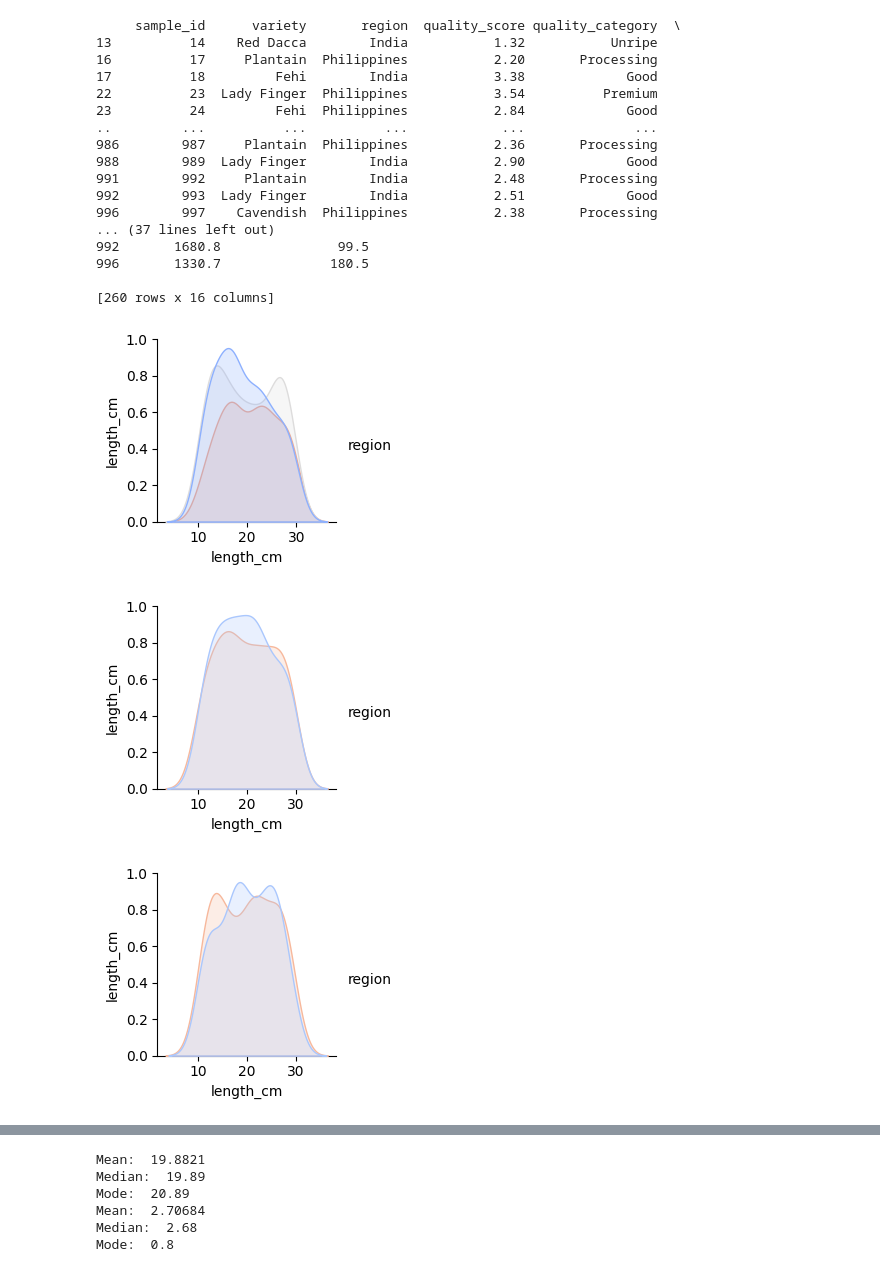
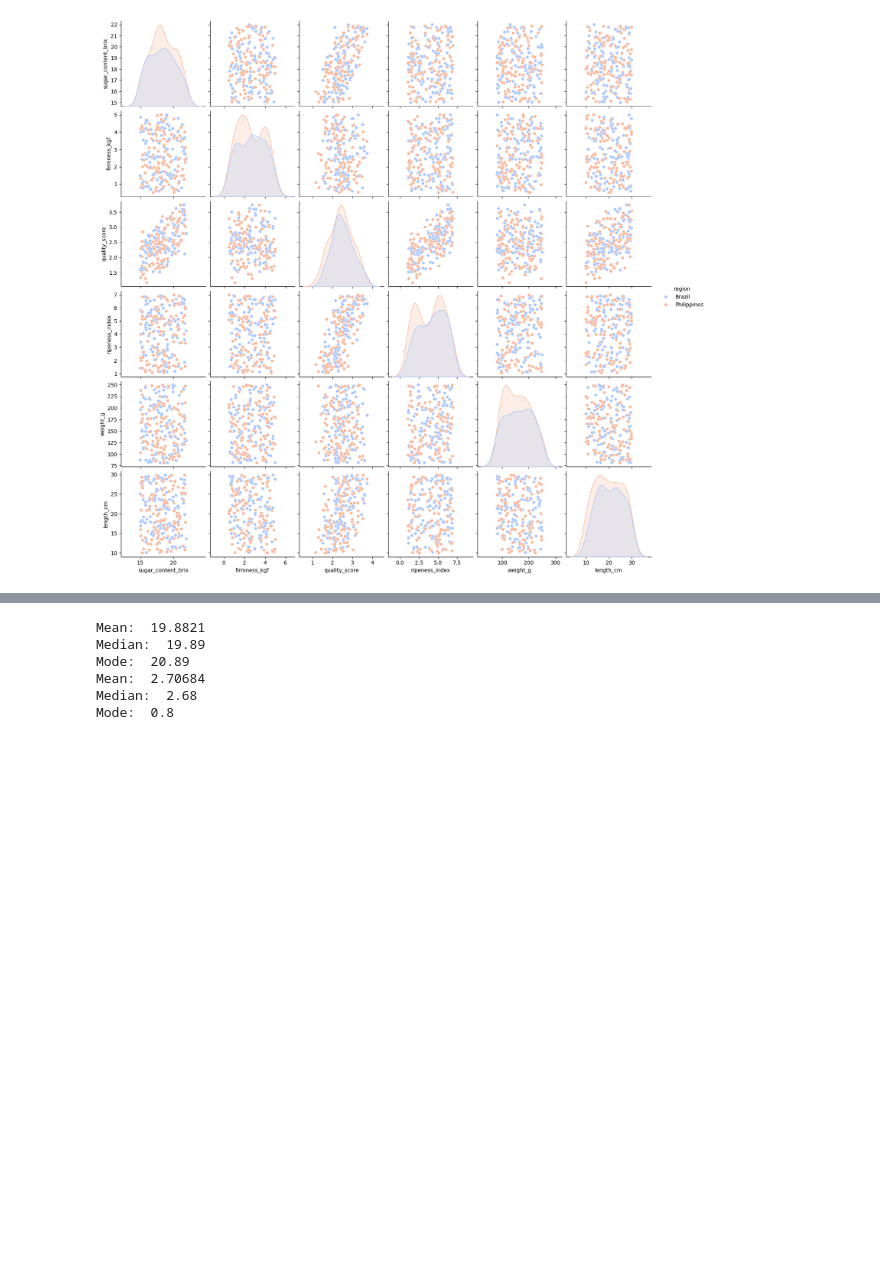
Before and after one commit to MeepMe3p/AppAi-Banana, a Jupyter notebook: notebooks/banana.ipynb, the cells around one changed output, grey strips where cells are left out. Drawn from its saved outputs; the diff is of its cells as text; code cells hidden in the pictures; blank space fills up the shorter version.

Commit message:
banana?

```diff
--- a/notebooks/banana.ipynb
+++ b/notebooks/banana.ipynb
@@ -5,7 +5,7 @@ import pandas as pd
 from matplotlib.ticker import FormatStrFormatter
 import seaborn as sns
 # %%
-path = "C:\\Users\\acer\\School Stuffs\\AI Application\\Finals\\data\\banana_quality_dataset.csv"
+path = "../data/banana_quality_dataset.csv"
 data = pd.read_csv(path)
 print(data)
 # %% [output]
@@ -27,39 +27,24 @@ print(data)
 
 [1000 rows x 16 columns]
 # %%
-n_a_region = data[(data['region'] == "Costa Rica") | (data['region'] == "Guatemala") ]
 s_a_region = data[(data['region'] == "Ecuador") | (data['region'] == "Colombia") | (data['region'] == "Brazil")]
-asia_region = data[(data['region'] == "Philippines") | (data['region'] == "India")]
-print(asia_region)
-filt = s_a_region[['length_cm','region']]
+asia_region = data[(data['region'] == "Philippines") | (data['region'] == "Brazil")]
+# print(asia_region)
+# filt = s_a_region[['length_cm','region']]
+# g = sns.pairplot(filt,hue="region", kind = "scatter",palette="coolwarm")
+
+# filt = asia_region[[ 'length_cm','region']]
+# g = sns.pairplot(filt,hue="region", kind = "scatter",palette="coolwarm")
+
+# filt = n_a_region[[ 'length_cm','region']]
+# g = sns.pairplot(filt,hue="region", kind = "scatter",palette="coolwarm")
+
+# n_a_region = data[(data['variety'] == "Manzano") | (data['variety'] == "Plantain") ]
+# filt = s_a_region[['sugar_content_brix',
+#     'firmness_kgf','quality_score','ripeness_index', "weight_g",'length_cm','region']]
+# g = sns.pairplot(filt,hue="region", kind = "scatter",palette="coolwarm")
+filt = asia_region[['sugar_content_brix',
+    'firmness_kgf','quality_score','ripeness_index', "weight_g",'length_cm','region']]
 g = sns.pairplot(filt,hue="region", kind = "scatter",palette="coolwarm")
-
-filt = asia_region[[ 'length_cm','region']]
-g = sns.pairplot(filt,hue="region", kind = "scatter",palette="coolwarm")
-
-filt = n_a_region[[ 'length_cm','region']]
-g = sns.pairplot(filt,hue="region", kind = "scatter",palette="coolwarm")
-
-filt = data[[ "weight_g",'length_cm','region']]
-g = sns.pairplot(filt,hue="region", kind = "scatter",palette="coolwarm")
 # %% [output]
-     sample_id      variety       region  quality_score quality_category  \
-13          14    Red Dacca        India           1.32           Unripe
-16          17     Plantain  Philippines           2.20       Processing
-17          18         Fehi        India           3.38             Good
-22          23  Lady Finger  Philippines           3.54          Premium
-23          24         Fehi  Philippines           2.84             Good
-..         ...          ...          ...            ...              ...
-986        987     Plantain  Philippines           2.36       Processing
-988        989  Lady Finger        India           2.90             Good
-991        992     Plantain        India           2.48       Processing
-992        993  Lady Finger        India           2.51             Good
-996        997    Cavendish  Philippines           2.38       Processing
-... (37 lines left out)
-992       1680.8               99.5
-996       1330.7              180.5
-
-[260 rows x 16 columns]
-[figure, old version]
+[figure, new version]
-[figure, removed]
-[figure, removed]
```
Also changed, not shown: parts of 4 cells of this notebook.
